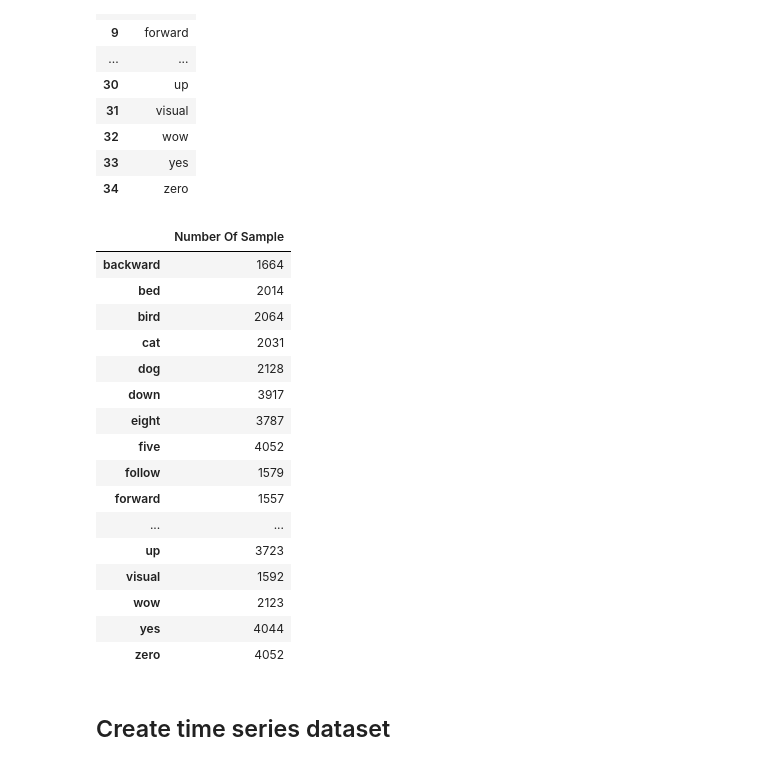
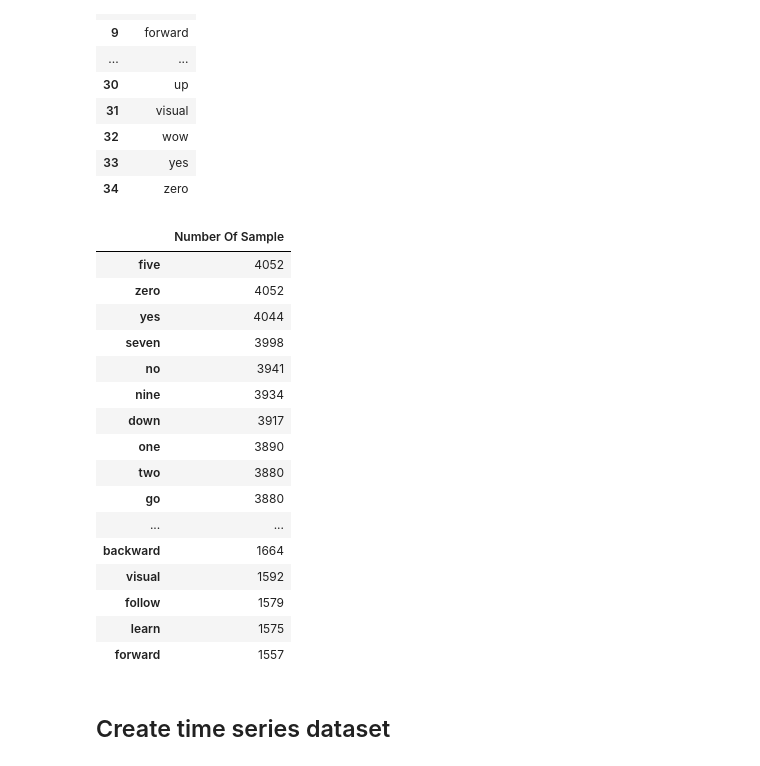
Before and after one commit to twitte01/288R_Capstone, a Jupyter notebook: capstone.ipynb, the cells around one changed output. Drawn from its saved outputs; the diff is of its cells as text; code cells hidden in the pictures.

```diff
--- a/capstone.ipynb
+++ b/capstone.ipynb
@@ -193,7 +194,8 @@ def process_directory(input_dir, output_dir, skip_existing=True):
 # %%
 # Define paths
 data_folder='data/audio/Speech Commands'
-pd.DataFrame(os.listdir(data_folder),columns=['Files'])
+files = [f for f in os.listdir(data_folder) if f != '.DS_Store'] #removes hidden files on Macs
+pd.DataFrame(files,columns=['Files']).sort_values(by='Files', ascending=True).reset_index(drop=True)
 # %% [output]
 |  | Files |
 | 0 | backward |
@@ -215,30 +217,33 @@ pd.DataFrame(os.listdir(data_folder),columns=['Files'])
 # %%
 def count(path):
     size = []
-    for file in os.listdir(path):
-        size.append(len(os.listdir(os.path.join(path,file))))
-    return pd.DataFrame(size,columns=['Number Of Sample'],index=os.listdir(path))
+    folders = [folder for folder in os.listdir(path) if folder != '.DS_Store']
+    for folder in folders:
+        folder_path = os.path.join(path, folder)
+        files = [file for file in os.listdir(folder_path) if file != '.DS_Store']  # Filter inside subdirectories
+        size.append(len(files))
+    return pd.DataFrame(size,columns=['Number Of Sample'],index=folders)
 
 file_counts = count(data_folder)
-file_counts
+file_counts.sort_values(by='Number Of Sample', ascending=False)
 # %% [output]
 |  | Number Of Sample |
+| five | 4052 |
+| zero | 4052 |
+| yes | 4044 |
+| seven | 3998 |
+| no | 3941 |
+| nine | 3934 |
+| down | 3917 |
+| one | 3890 |
+| two | 3880 |
+| go | 3880 |
+| ... | ... |
 | backward | 1664 |
-| bed | 2014 |
-| bird | 2064 |
-| cat | 2031 |
-| dog | 2128 |
-| down | 3917 |
-| eight | 3787 |
-| five | 4052 |
+| visual | 1592 |
 | follow | 1579 |
+| learn | 1575 |
 | forward | 1557 |
-| ... | ... |
-| up | 3723 |
-| visual | 1592 |
-| wow | 2123 |
-| yes | 4044 |
-| zero | 4052 |
 # %% [markdown]
 ## Create time series dataset
 # %%
```
Also changed, not shown: parts of 28 cells of this notebook.
